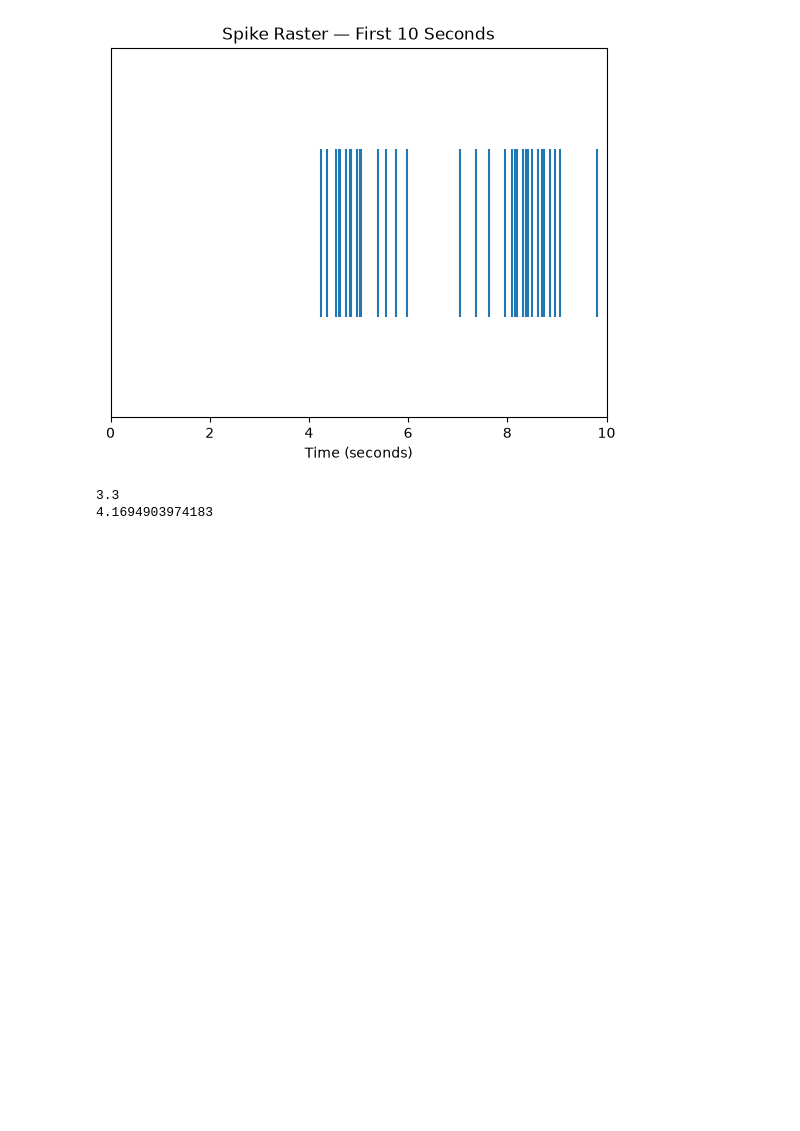
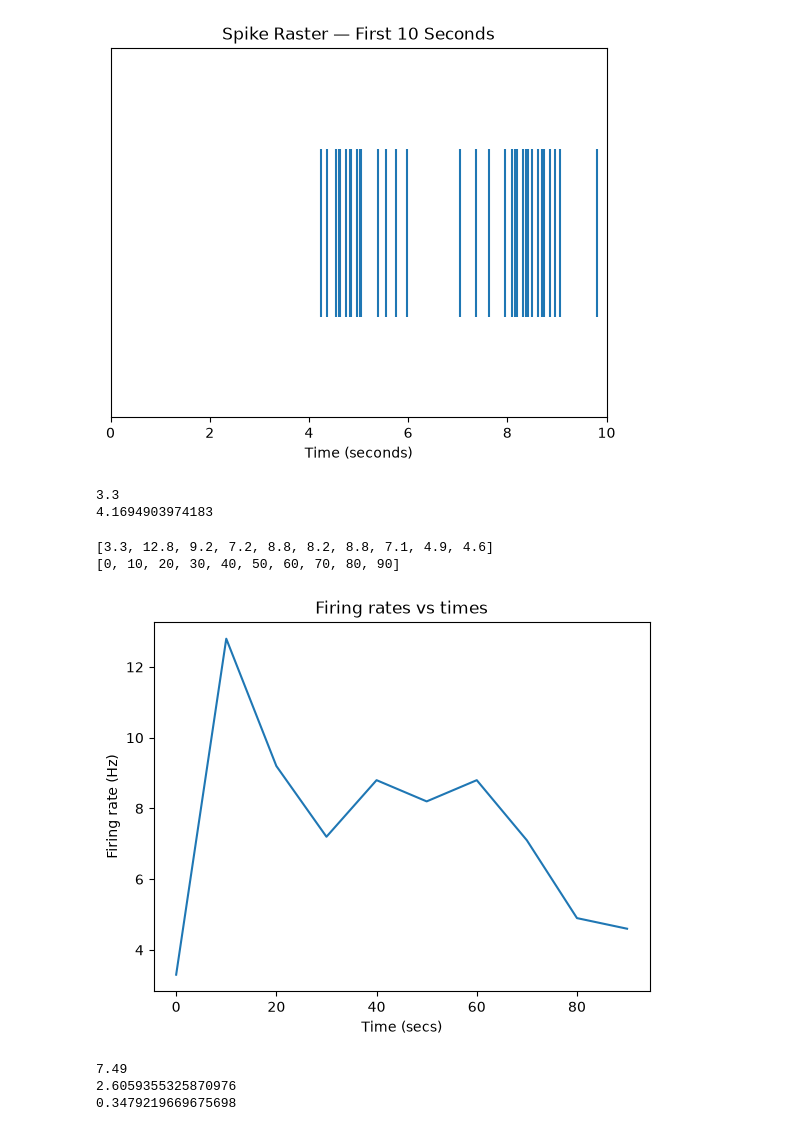
Before and after one commit to Kian3388/mouse-v1-direction-decoder, a Jupyter notebook: notebooks/step2.ipynb, the cells around one changed output. Saved outputs shown, nothing was run; the diff lists cells and outputs as text; code cells hidden in the pictures; blank space fills up the shorter version.

Commit message:
Analyze temporal variability in VISp firing rates

```diff
--- a/notebooks/step2.ipynb
+++ b/notebooks/step2.ipynb
@@ -66,3 +66,32 @@ print(first_row['firing_rate'])
 # %% [output]
 3.3
 4.1694903974183
+# %%
+spike_avgs=[r]
+Y=[0]
+for i in range(1,10):
+    spikes_next = first_row['spike_times'][(first_row['spike_times'] >= (i*10)) & (first_row['spike_times'] < ((i*10)+10))]
+    spike_avgs.append((len(spikes_next))/10)
+    Y.append(i*10)
+print(spike_avgs)
+print(Y)
+plt.plot(Y,spike_avgs)
+plt.title("Firing rates vs times")
+plt.xlabel("Time (secs)")
+plt.ylabel("Firing rate (Hz)")
+plt.show()
+# %% [output]
+[3.3, 12.8, 9.2, 7.2, 8.8, 8.2, 8.8, 7.1, 4.9, 4.6]
+[0, 10, 20, 30, 40, 50, 60, 70, 80, 90]
+[figure, added]
+# %%
+plot_mean=np.mean(spike_avgs)
+print(plot_mean)
+plot_std = np.std(spike_avgs)
+print(plot_std)
+plot_cv=plot_std/plot_mean
+print(plot_cv)
+# %% [output]
+7.49
+2.6059355325870976
+0.3479219669675698
```
